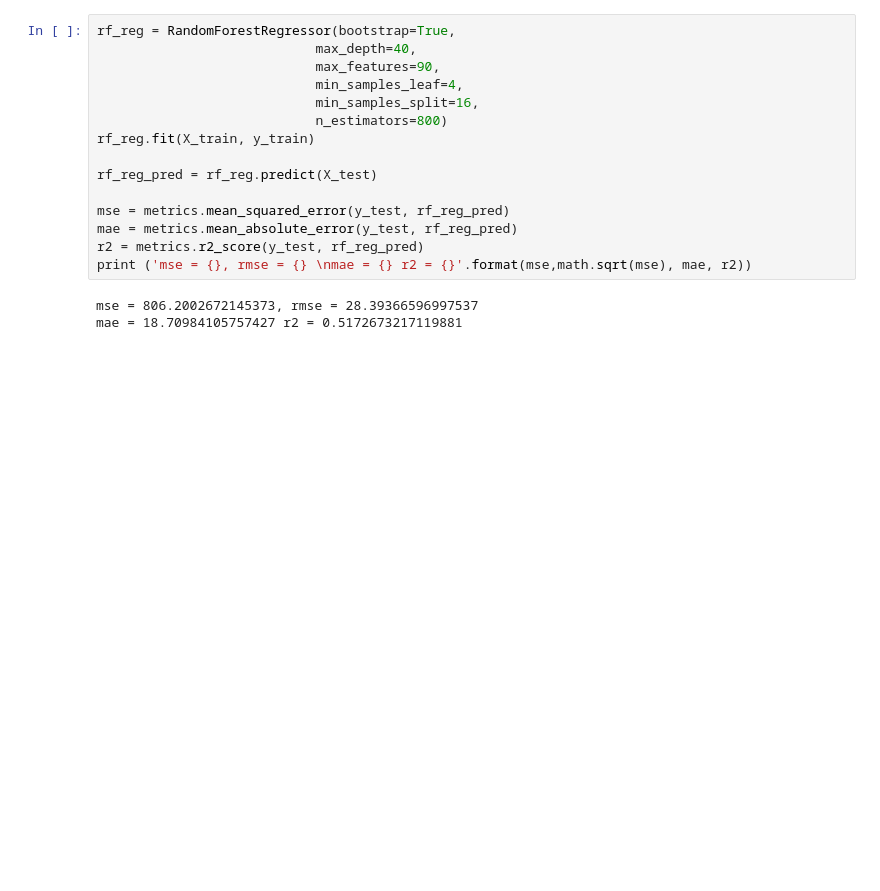
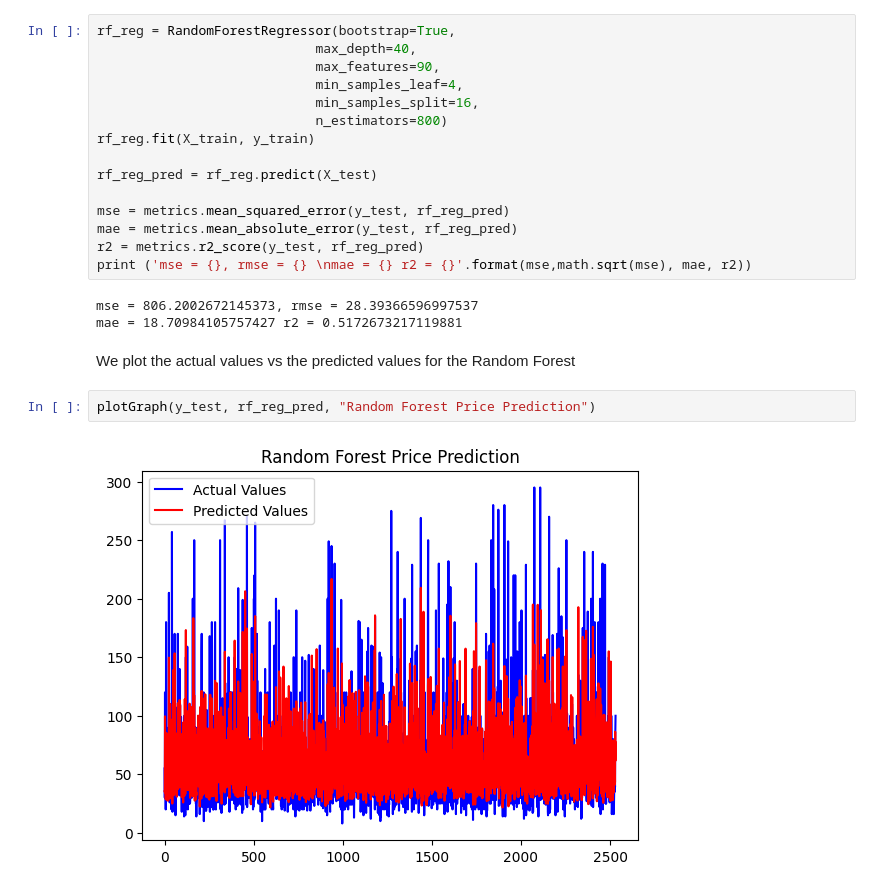
Before and after one commit to PierreKLN/ML---AirBnbBerlin, a Jupyter notebook: Models_ML.ipynb, the cells around one changed output. Drawn from its saved outputs; the diff is of its cells as text; blank space fills up the shorter version.

```diff
--- a/Models_ML.ipynb
+++ b/Models_ML.ipynb
@@ -217,3 +264,9 @@ print ('mse = {}, rmse = {} \nmae = {} r2 = {}'.format(mse,math.sqrt(mse), mae,
 # %% [output]
 mse = 806.2002672145373, rmse = 28.39366596997537
 mae = 18.70984105757427 r2 = 0.5172673217119881
+# %% [markdown]
+We plot the actual values vs the predicted values for the Random Forest
+# %%
+plotGraph(y_test, rf_reg_pred, "Random Forest Price Prediction")
+# %% [output]
+[figure, added]
```
Also changed, not shown: parts of 19 cells of this notebook.
